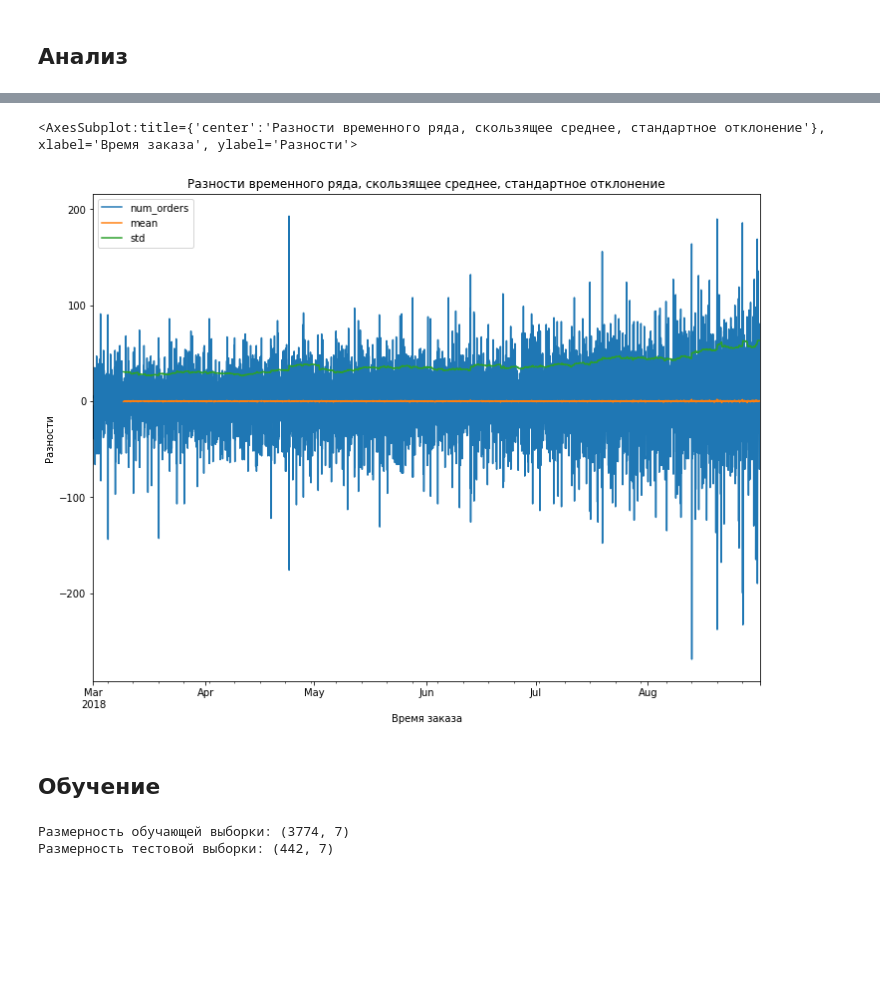
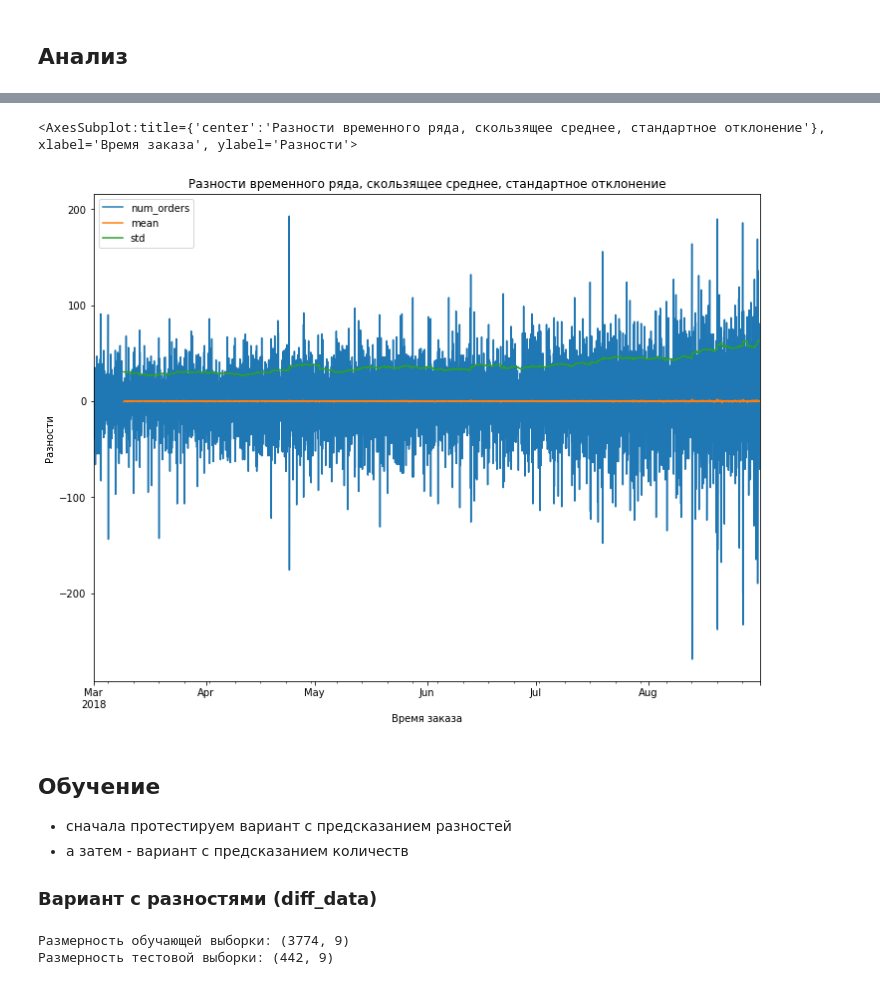
Before and after one commit to Jonzzi/yandex_practicum, a Jupyter notebook: taxi_orders/Yumagulov_Taxi_Orders.ipynb, the cells around one changed output, grey strips where cells are left out. Drawn from its saved outputs; the diff is of its cells as text; code cells hidden in the pictures; blank space fills up the shorter version.

```diff
--- a/taxi_orders/Yumagulov_Taxi_Orders.ipynb
+++ b/taxi_orders/Yumagulov_Taxi_Orders.ipynb
@@ -52,5 +56,5 @@ CRIT_RMSE = 48
 # %%
-data = pd.read_csv('/datasets/taxi.csv', index_col=[0], parse_dates=[0])
+data = pd.read_csv(r'c:\Users\e.yumagulov\datasets\taxi.csv', index_col=[0], parse_dates=[0])
 data.info()
 display(data.head())
 display(data.describe())
@@ -89,0 +94,5 @@ memory usage: 414.0 KB
+# %%
+data = data.resample('1H').sum()
+data = data.dropna()
+data.info()
+data.plot(figsize=[12,9], title='Значения ресемплированные с интервалом в 1 час', xlabel='Время заказа', ylabel='Количество заказов')
@@ -127,13 +143,16 @@ data.plot(figsize=[12,9], title='Значения, скользящее сред
 # %%
-# Берем разностии заменяем ими временной ряд, чтобы иметь возможность его предсказывать
-delta = data.shift()
-data = data - delta
-data['mean'] = data['num_orders'].rolling(SAMPLE_SIZE).mean()
-data['std'] = data['num_orders'].rolling(SAMPLE_SIZE).std()
-data.plot(figsize=[12,9], title='Разности временного ряда, скользящее среднее, стандартное отклонение', xlabel='Время заказа', ylabel='Разности')
+# Берем разностии заменяем ими временной ряд
+diff_data = data - data.shift()
+diff_data['mean'] = diff_data['num_orders'].rolling(SAMPLE_SIZE).mean()
+diff_data['std'] = diff_data['num_orders'].rolling(SAMPLE_SIZE).std()
+diff_data.plot(figsize=[12,9], title='Разности временного ряда, скользящее среднее, стандартное отклонение', xlabel='Время заказа', ylabel='Разности')
+# diff_data = diff_data.drop('mean', axis=1) # Казалось бы там нули, но удаление этого столбца приводит к падению качества предсказний
 # %% [output]
 <AxesSubplot:title={'center':'Разности временного ряда, скользящее среднее, стандартное отклонение'}, xlabel='Время заказа', ylabel='Разности'>
-[figure, old version]
+[figure, new version]
-# %% [markdown]
-## Обучение
+# %% [markdown]
+## Обучение
+* сначала протестируем вариант с предсказанием разностей
+* а затем - вариант с предсказанием количеств
+### Вариант с разностями (diff_data)
 # %%
@@ -150,6 +170,7 @@ make_features(data, 1, 24)
 # %%
-train, test = train_test_split(data, shuffle=False, test_size=0.1)
+train, test = train_test_split(diff_data, shuffle=False, test_size=0.1)
 train = train.dropna()
+test = test.dropna()
 print('Размерность обучающей выборки:', train.shape)
 print('Размерность тестовой выборки:', test.shape)
 train_features = train.drop(['num_orders'], axis=1)
@@ -157,8 +178,8 @@ train_target = train['num_orders']
 test_features = test.drop(['num_orders'], axis=1)
 test_target = test['num_orders']
 # %% [output]
-Размерность обучающей выборки: (3774, 7)
-Размерность тестовой выборки: (442, 7)
+Размерность обучающей выборки: (3774, 9)
+Размерность тестовой выборки: (442, 9)
 # %%
 %%time
 
```
Also changed, not shown: parts of 24 cells of this notebook.
